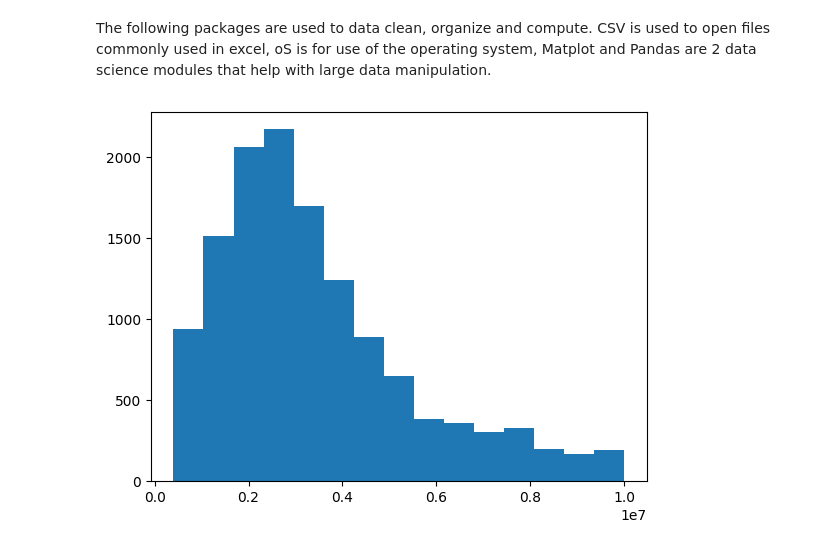
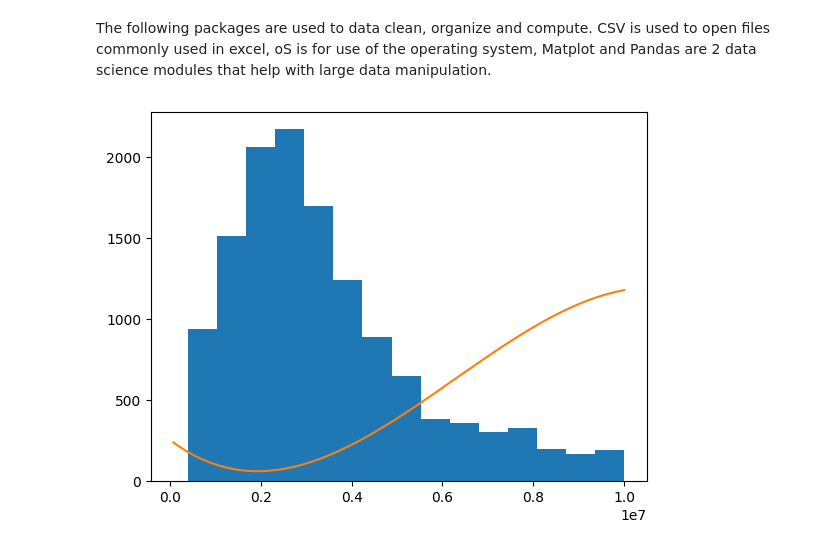
Before and after one commit to stuart-kieser/Land-value-GIS, a Jupyter notebook: avm.ipynb, the cells around one changed output. Drawn from its saved outputs; the diff is of its cells as text; code cells hidden in the pictures.

```diff
--- a/avm.ipynb
+++ b/avm.ipynb
@@ -71,6 +93,7 @@ for file in locations_price_paths:
     full = os.path.join(target_directory, file)
     with open(full, "r") as r:
         reader = csv.reader(r)
+        next(reader)
         for row in reader:
             if len(row) > 1:
                 pricelist.append(row)
@@ -79,13 +102,16 @@ for file in locations_price_paths:
 for pair in pricelist:
     pair.remove(pair[1])
 
-pricelist = [int(price) for sublist in pricelist for price in sublist]
 
 for number in pricelist:
     if number == 0:
         pricelist.remove(number)
+    try:
+        int(number[0])
+    except:
+        pricelist.remove(number)
 
-pricelist.sort()
+pricelist = [int(price) for sublist in pricelist for price in sublist if price.isdigit()]
 
 def removeOs():
     for number in pricelist:
@@ -98,8 +124,14 @@ def removeOs():
 
 for i in range(20):
     removeOs()
+
+pricelist.sort()
-# %%
-plt.hist(pricelist, 15)
-plt.show()
-# %% [output]
-[figure, removed]
+# %%
+mymodel = numpy.poly1d(numpy.polyfit(X, Y, 3))
+myline = numpy.linspace(80000, 10000000, 10000000)
+
+plt.hist(pricelist, 15)
+plt.plot(myline, mymodel(myline))
+plt.show()
+# %% [output]
+[figure, added]
```
Also changed, not shown: parts of 24 cells of this notebook, 6 other files.
